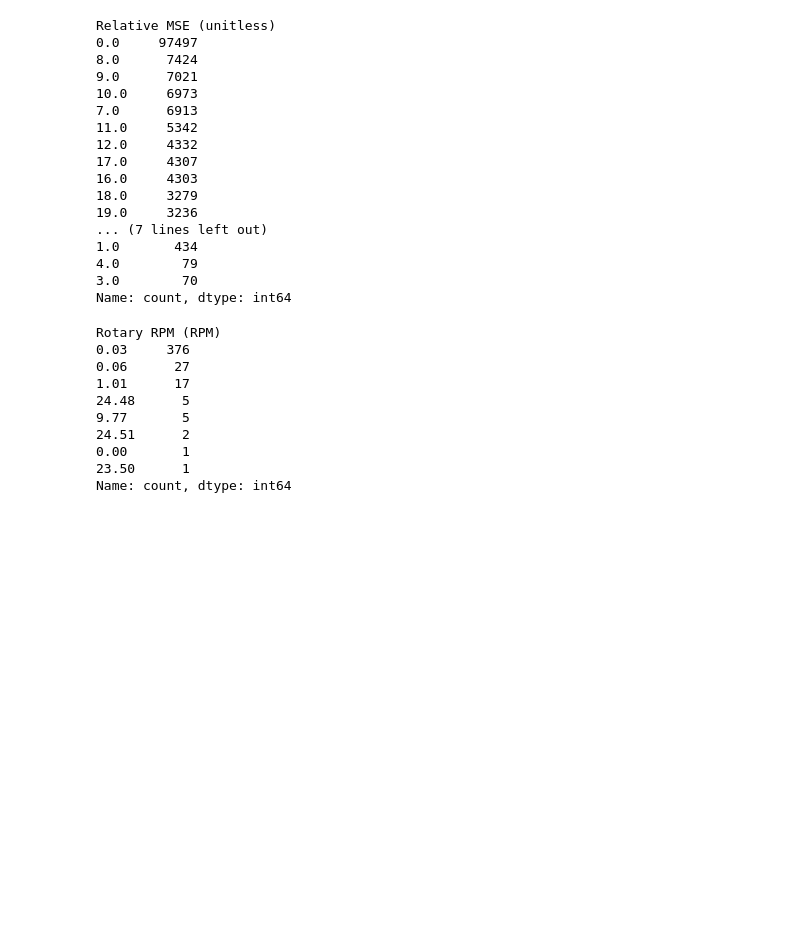
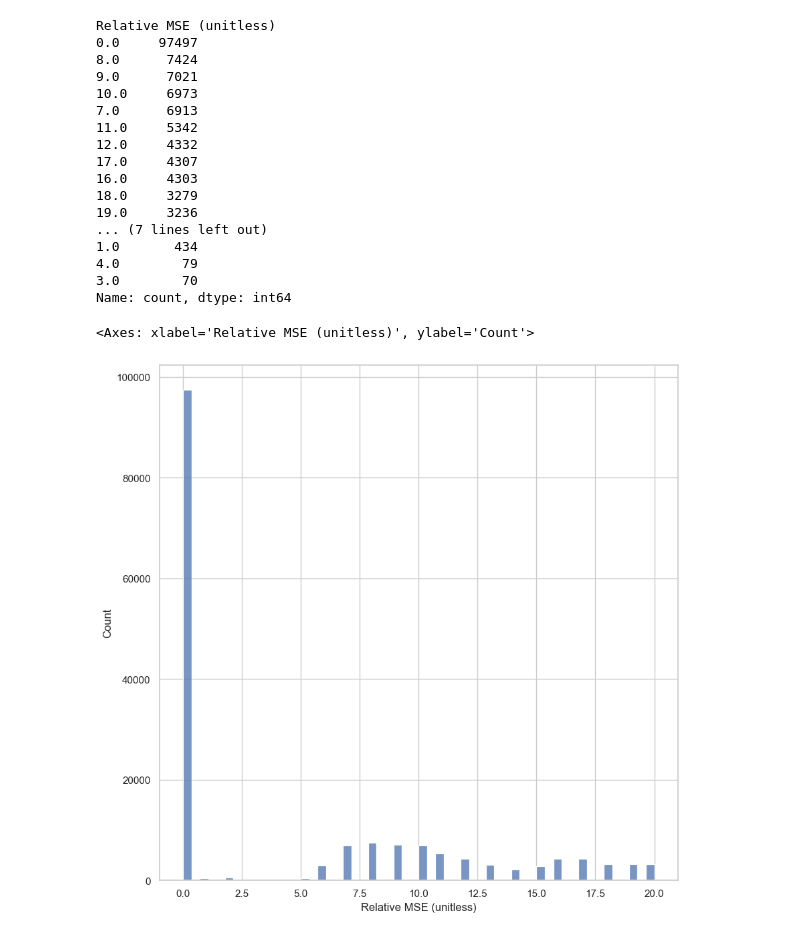
Before and after one commit to Vagif-Aliyev/MSE_Optimization, a Jupyter notebook: Drilling Data EDA.ipynb, the cells around one changed output. Cells and saved outputs as stored; diff of their text form; code cells hidden in the pictures; blank space fills up the shorter version.

```diff
--- a/Drilling Data EDA.ipynb
+++ b/Drilling Data EDA.ipynb
@@ -365,4 +346,11 @@ Relative MSE (unitless)
 4.0        79
 3.0        70
 Name: count, dtype: int64
+# %%
+plt.figure(figsize=(10,10))
+
+sns.histplot(data=df_on_bottom, x=df_on_bottom["Relative MSE (unitless)"])
+# %% [output]
+<Axes: xlabel='Relative MSE (unitless)', ylabel='Count'>
+[figure, added]
 # %%
@@ -371,16 +359,3 @@ df_ineff = df_on_bottom[df_on_bottom["Relative MSE (unitless)"] > 2.0]
-# %%
-df_eff['Rotary RPM (RPM)'].value_counts()
-# %% [output]
-Rotary RPM (RPM)
-0.03     376
-0.06      27
-1.01      17
-24.48      5
-9.77       5
-24.51      2
-0.00       1
-23.50      1
-Name: count, dtype: int64
 # %%
 plt.figure(figsize=(10, 6))
 sns.kdeplot(data=df_eff, x="Weight on Bit (klbs)", y="Rotary RPM (RPM)", fill=True, cmap="Greens", alpha=0.6, label="Efficient")
```
Also changed, not shown: parts of 9 cells of this notebook.
